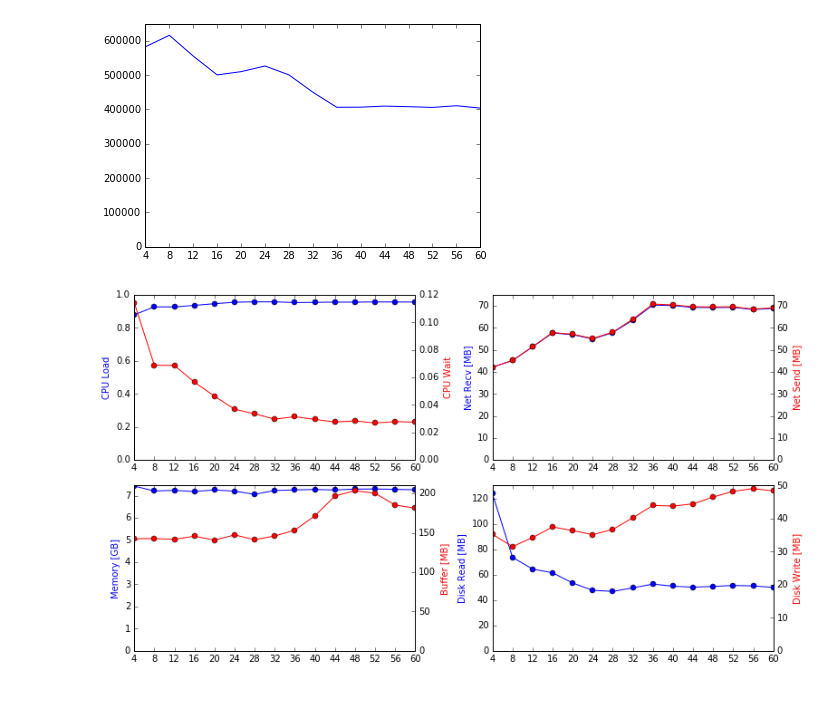
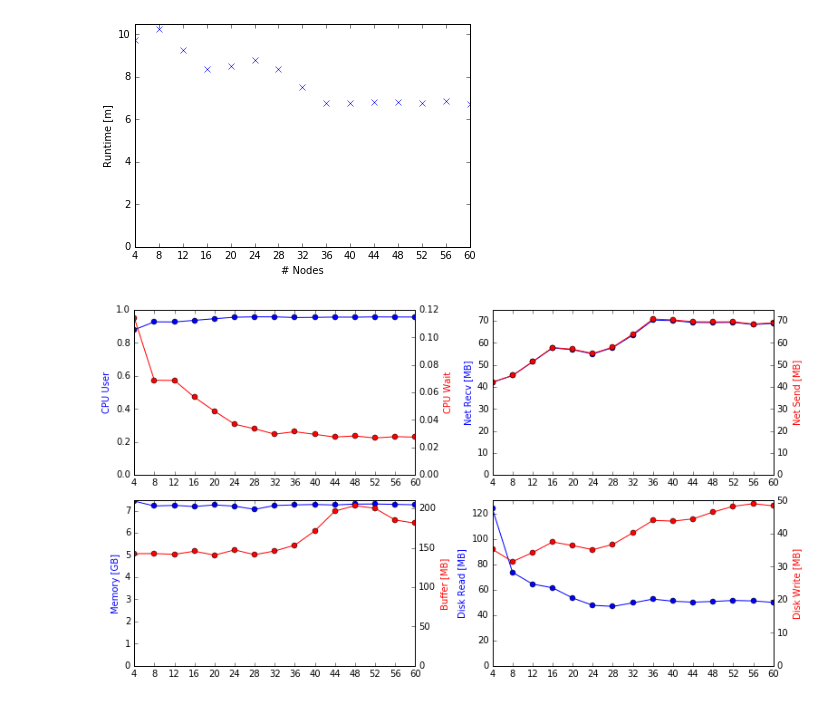
Before and after one commit to citlab/iterations-experiments, a Jupyter notebook: plots/adaptive-iterations-plots.ipynb, the cells around one changed output. Cells and saved outputs as stored; diff of their text form; code cells hidden in the pictures.

```diff
--- a/plots/adaptive-iterations-plots.ipynb
+++ b/plots/adaptive-iterations-plots.ipynb
@@ -17,11 +17,13 @@ def plot_stats(data):
     x = 4*(np.arange(data.shape[0])+1)
 
     # plot runtime
-    plt.plot(x, data[:,0])
+    plt.plot(x, data[:,0]/1000/60, 'x')
     plt.xticks(x)
+    plt.xlabel('# Nodes')
+    plt.ylabel('Runtime [m]')
     plt.xlim(xmin=4)
     plt.ylim(ymin=0)
-    plt.show()
+    runtime_fig = plt.gcf()
 
     fig = plt.figure(figsize=(11,6))
 
@@ -29,7 +31,7 @@ def plot_stats(data):
     ax1 = fig.add_subplot(221)
     ax1.set_xticks(x)
     ax1.plot(x, (data[:,1]+data[:,2]+data[:,3])/100., 'b-o')
-    ax1.set_ylabel('CPU Load', color='b')
+    ax1.set_ylabel('CPU User', color='b')
     ax1.set_ylim(0, 1)
 
     ax1_twin = ax1.twinx()
@@ -78,9 +80,12 @@ def plot_stats(data):
     fig.tight_layout()
     #fig.subplots_adjust(hspace=0)
 
-    plt.show()
+    return runtime_fig, fig
-# %%
-plot_stats(tpchq10)
-# %% [output]
-[figure, removed]
-[figure, removed]
+# %%
+runtime_fig, stats_fig = plot_stats(tpchq10)
+for dataset in ['tpchq10', 'kmeans']:
+    runtime_fig.savefig('figures/%s_runtime.pdf' % dataset)
+    stats_fig.savefig('figures/%s_stats.pdf' % dataset)
+# %% [output]
+[figure, added]
+[figure, added]
```
